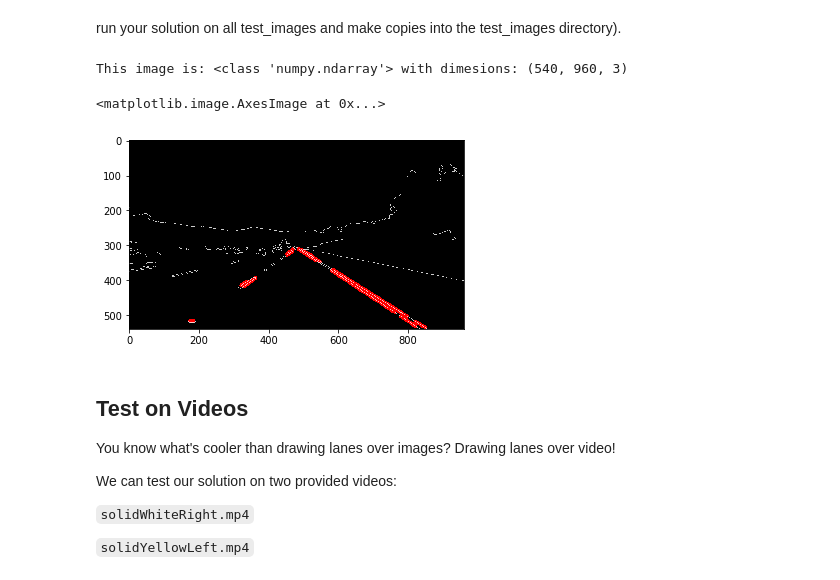
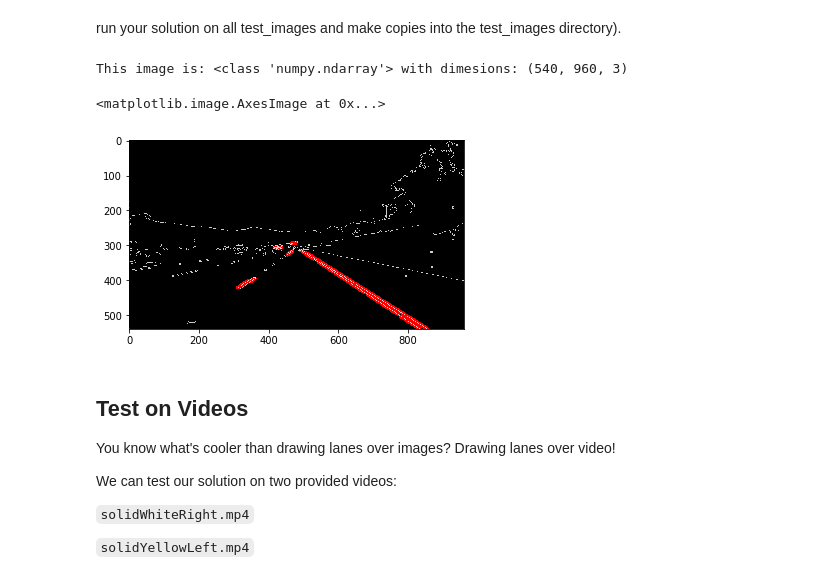
Before and after one commit to seaunderwater/CarND-LaneLines-P1, a Jupyter notebook: P1.ipynb, the cells around one changed output. Saved outputs shown, nothing was run; the diff lists cells and outputs as text; code cells hidden in the pictures.

```diff
--- a/P1.ipynb
+++ b/P1.ipynb
@@ -198,7 +198,7 @@ print('This image is:', type(solidWhiteRight), 'with dimesions:', solidWhiteRigh
 gray = cv2.cvtColor(solidWhiteRight, cv2.COLOR_RGB2GRAY)
 
 #kernel size for gray smooting
-kernel_size = 7
+kernel_size = 5
 blur_gray = cv2.GaussianBlur(gray, (kernel_size, kernel_size), 0)
 
 #apply canny algorithm
@@ -212,35 +212,37 @@ ignore_mask_color = 255
 
 # a four sided polygon to mask
 imshape = solidWhiteRight.shape
-vertices = np.array([[(0,imshape[0]),(450, 290), (490, 290), (imshape[1],imshape[0])]], dtype=np.int32)
+vertices = np.array([[(0,imshape[0]),(460, 290), (490, 290), (imshape[1],imshape[0])]], dtype=np.int32)
 cv2.fillPoly(mask, vertices, ignore_mask_color)
 masked_edges = cv2.bitwise_and(edges, mask)
 
 #parameter setup for Hough transform
 rho = 1
 theta = np.pi/180
 threshold = 1
 min_line_length = 10
 max_line_gap = 1
 line_image = np.copy(solidWhiteRight)*0 #blank for drawing lines found by Hough
 
 #Hough transform: lines will be an array containing all endpoints found from transform
 lines = cv2.HoughLinesP(masked_edges, rho, theta, threshold, np.array([]),
                         min_line_length, max_line_gap)
 for line in lines:
     for x1, y1, x2, y2 in line:
         cv2.line(line_image, (x1, y1), (x2, y2), (255, 0, 0), 10)
 
 #creating binary image to combine with line image
 color_edges = np.dstack((edges, edges, edges))
 #draw lines on edge image
 combo = cv2.addWeighted(color_edges, 0.8, line_image, 1, 0)
+#color = cv2.cvtColor(combo, cv2.COLOR_GRAY2RGB)
 plt.imshow(combo)
+
 #plt.imshow(solidWhiteRight)
 # %% [output]
 This image is: <class 'numpy.ndarray'> with dimesions: (540, 960, 3)
 <matplotlib.image.AxesImage at 0x...>
-[figure, old version]
+[figure, new version]
 # %% [markdown]
 ## Test on Videos
 
```
